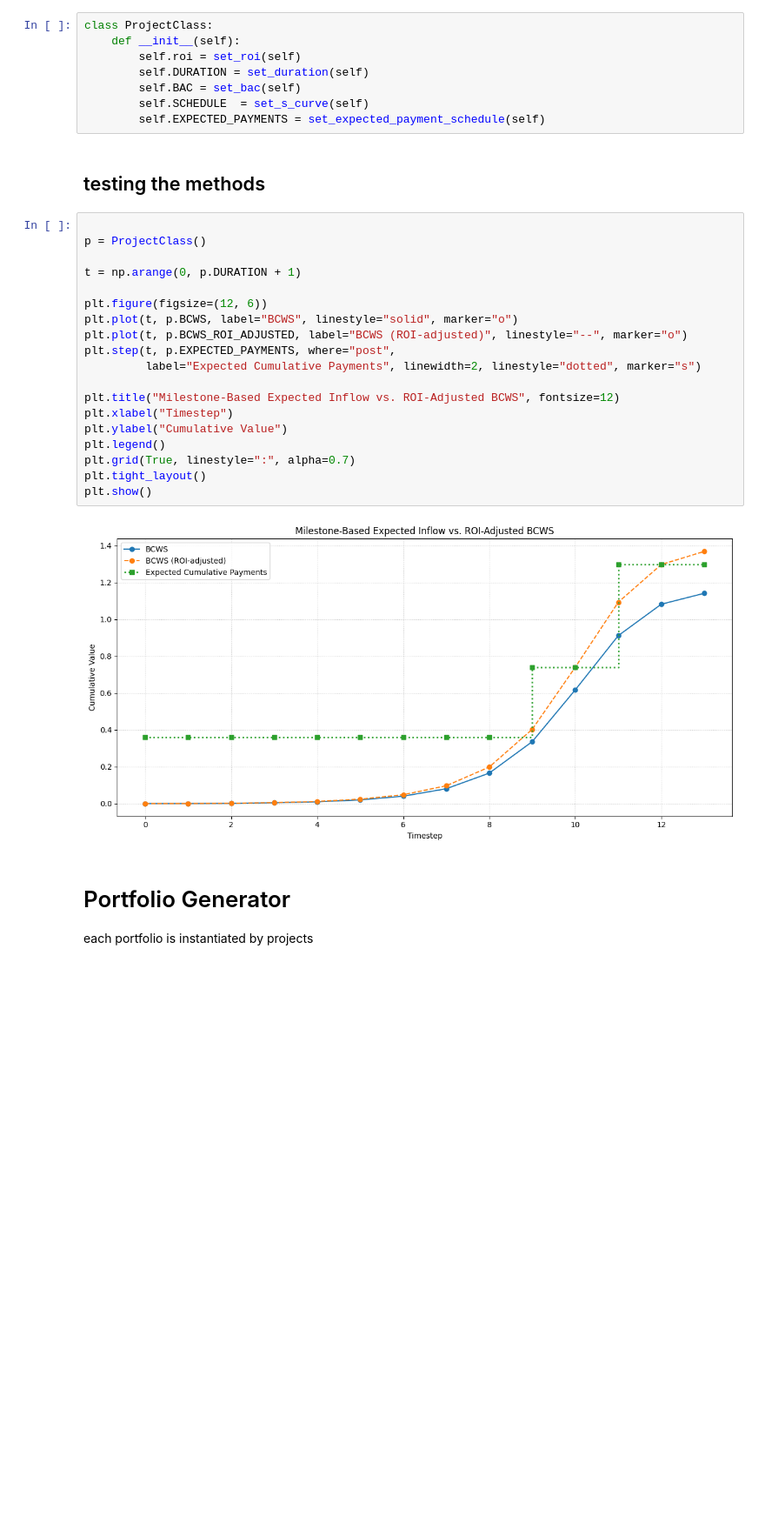
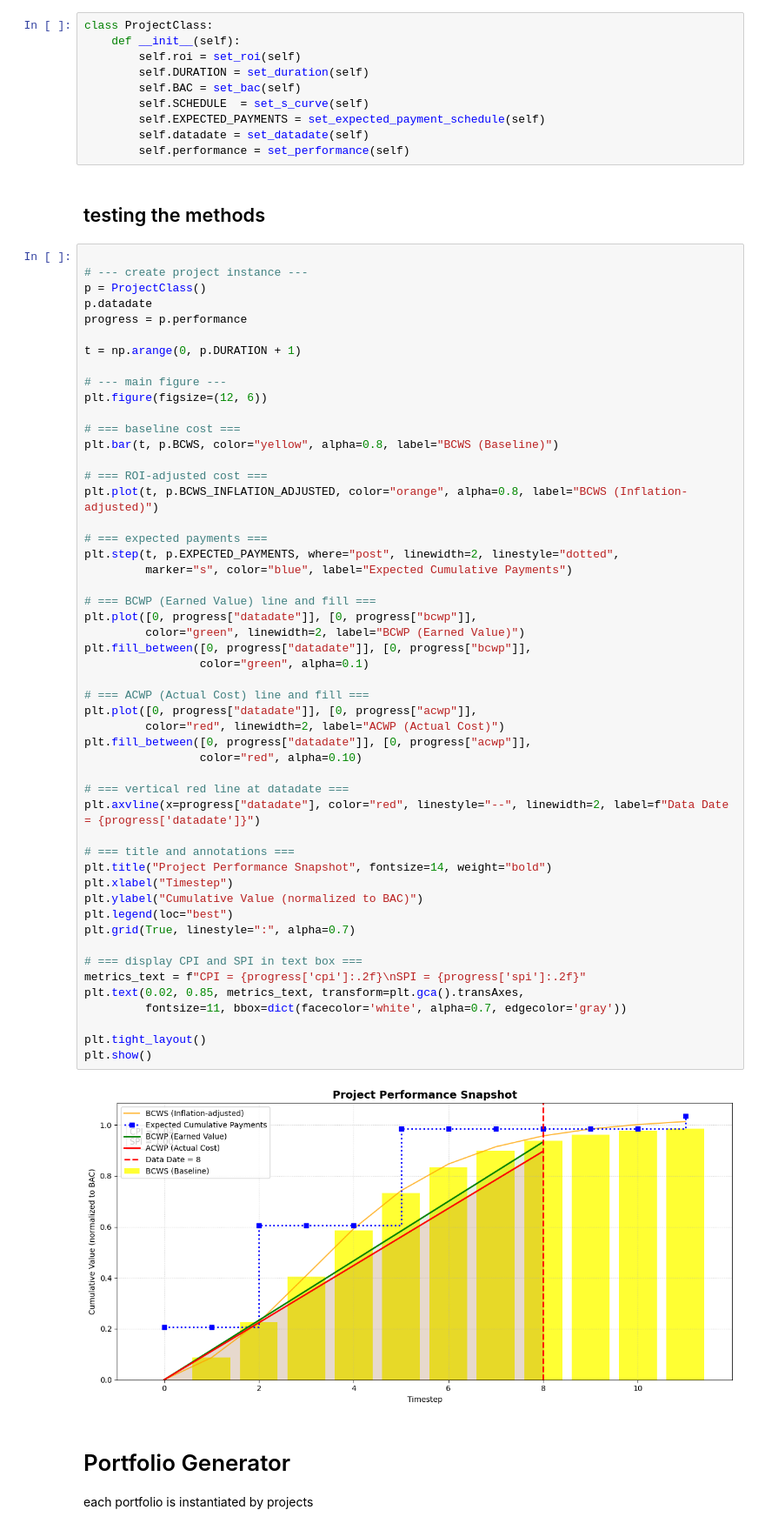
Before and after one commit to UDynamic/PPO-project-portfolio-budgeting-AI-agent, a Jupyter notebook: notebooks/portfolio_env.ipynb, the cells around one changed output. Shown at 87% size. Drawn from its saved outputs; the diff is of its cells as text; blank space fills up the shorter version.

Commit message:
added the plot for the performance part

```diff
--- a/notebooks/portfolio_env.ipynb
+++ b/notebooks/portfolio_env.ipynb
@@ -504,29 +536,63 @@ class ProjectClass:
         self.BAC = set_bac(self)
         self.SCHEDULE  = set_s_curve(self)
         self.EXPECTED_PAYMENTS = set_expected_payment_schedule(self)
+        self.datadate = set_datadate(self)
+        self.performance = set_performance(self)
 # %% [markdown]
 ## testing the methods
 # %%
 
+# --- create project instance ---
 p = ProjectClass()
+p.datadate
+progress = p.performance
 
 t = np.arange(0, p.DURATION + 1)
 
+# --- main figure ---
 plt.figure(figsize=(12, 6))
-plt.plot(t, p.BCWS, label="BCWS", linestyle="solid", marker="o")
-plt.plot(t, p.BCWS_ROI_ADJUSTED, label="BCWS (ROI-adjusted)", linestyle="--", marker="o")
-plt.step(t, p.EXPECTED_PAYMENTS, where="post",
-         label="Expected Cumulative Payments", linewidth=2, linestyle="dotted", marker="s")
 
-plt.title("Milestone-Based Expected Inflow vs. ROI-Adjusted BCWS", fontsize=12)
+# === baseline cost ===
+plt.bar(t, p.BCWS, color="yellow", alpha=0.8, label="BCWS (Baseline)")
+
+# === ROI-adjusted cost ===
+plt.plot(t, p.BCWS_INFLATION_ADJUSTED, color="orange", alpha=0.8, label="BCWS (Inflation-adjusted)")
+
+# === expected payments ===
+plt.step(t, p.EXPECTED_PAYMENTS, where="post", linewidth=2, linestyle="dotted",
+         marker="s", color="blue", label="Expected Cumulative Payments")
+
+# === BCWP (Earned Value) line and fill ===
+plt.plot([0, progress["datadate"]], [0, progress["bcwp"]],
+         color="green", linewidth=2, label="BCWP (Earned Value)")
+plt.fill_between([0, progress["datadate"]], [0, progress["bcwp"]],
+                 color="green", alpha=0.1)
+
+# === ACWP (Actual Cost) line and fill ===
+plt.plot([0, progress["datadate"]], [0, progress["acwp"]],
+         color="red", linewidth=2, label="ACWP (Actual Cost)")
+plt.fill_between([0, progress["datadate"]], [0, progress["acwp"]],
+                 color="red", alpha=0.10)
+
+# === vertical red line at datadate ===
+plt.axvline(x=progress["datadate"], color="red", linestyle="--", linewidth=2, label=f"Data Date = {progress['datadate']}")
+
+# === title and annotations ===
+plt.title("Project Performance Snapshot", fontsize=14, weight="bold")
 plt.xlabel("Timestep")
-plt.ylabel("Cumulative Value")
-plt.legend()
+plt.ylabel("Cumulative Value (normalized to BAC)")
+plt.legend(loc="best")
 plt.grid(True, linestyle=":", alpha=0.7)
+
+# === display CPI and SPI in text box ===
+metrics_text = f"CPI = {progress['cpi']:.2f}\nSPI = {progress['spi']:.2f}"
+plt.text(0.02, 0.85, metrics_text, transform=plt.gca().transAxes,
+         fontsize=11, bbox=dict(facecolor='white', alpha=0.7, edgecolor='gray'))
+
 plt.tight_layout()
 plt.show()
 # %% [output]
-[figure, old version]
+[figure, new version]
 # %% [markdown]
 # Portfolio Generator
 each portfolio is instantiated by projects
```
Also changed, not shown: parts of 1 cell of this notebook.
